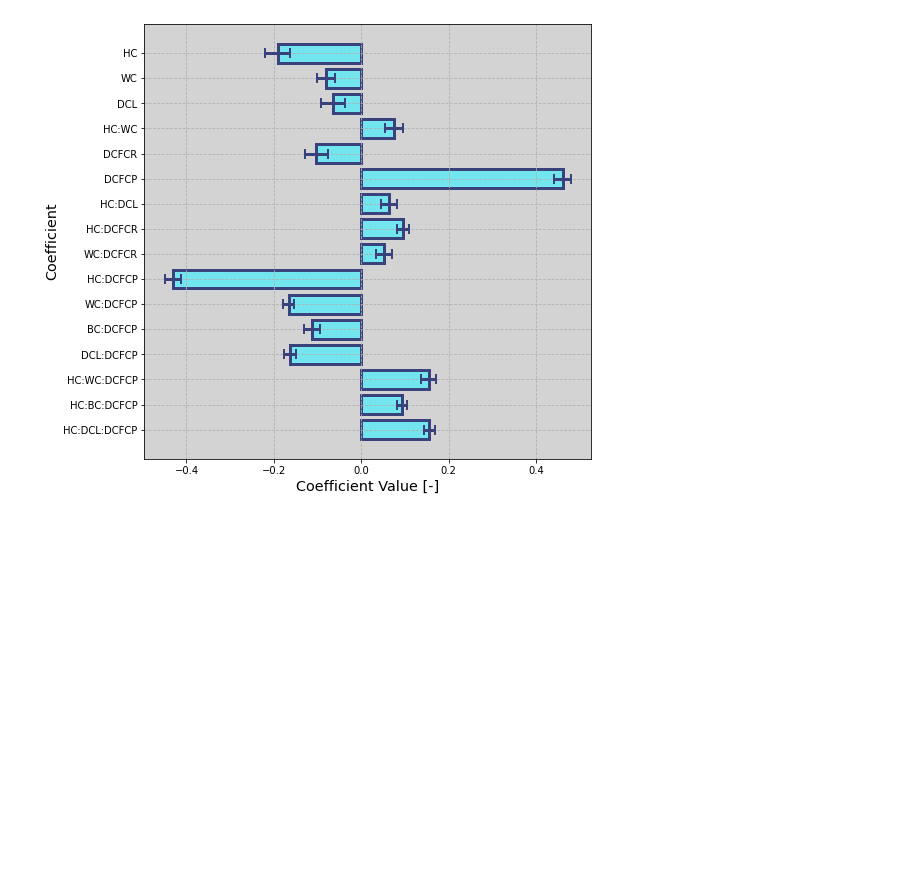
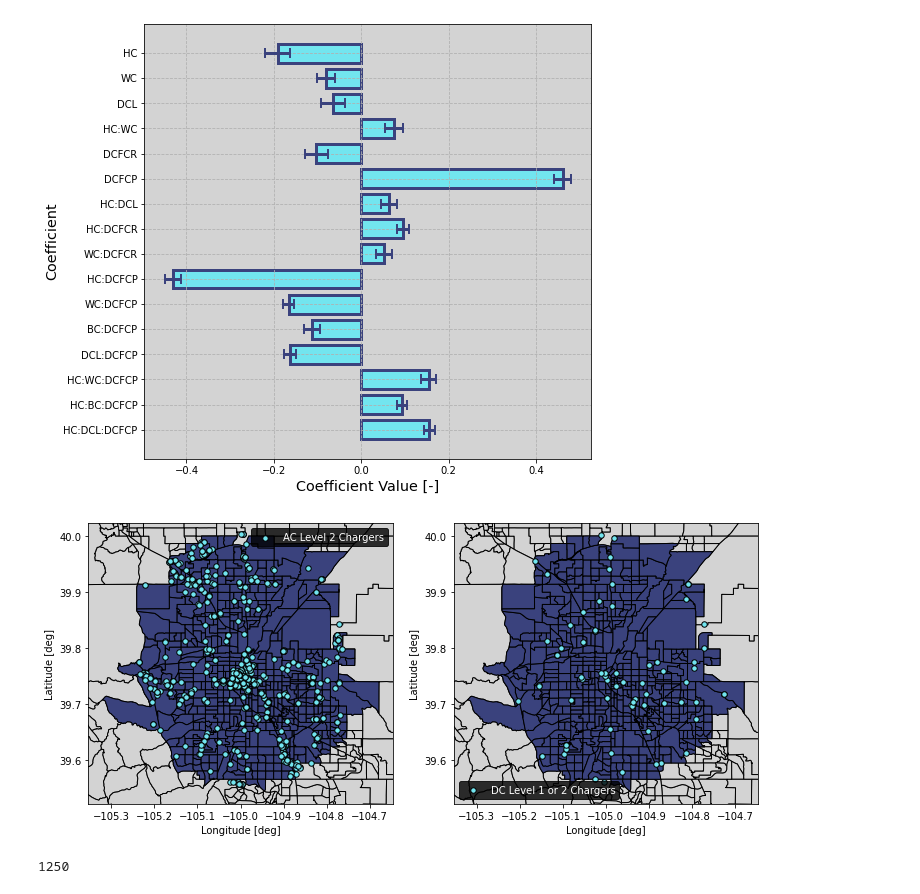
Before and after one commit to airabino/Vehicular_Operational_Inconvenience_Analysis, a Jupyter notebook: Dev.ipynb, the cells around one changed output. Drawn from its saved outputs; the diff is of its cells as text; code cells hidden in the pictures; blank space fills up the shorter version.

```diff
--- a/Dev.ipynb
+++ b/Dev.ipynb
@@ -254,3 +263,27 @@ deep_reload(src)
 fig=src.figures.SignificantParametersPlot(model,alpha=.01)
 # %% [output]
 [figure]
+# %%
+#Loading in AFDC data
+deep_reload(src)
+df_chargers=src.calculations.LoadAFDCData(lon=lon,lat=lat,radius=radius)
+# %%
+#Showing charger locations
+deep_reload(src)
+lon_ac_level_2=df_chargers[df_chargers['ev_level2_evse_num']>0]['longitude']
+lat_ac_level_2=df_chargers[df_chargers['ev_level2_evse_num']>0]['latitude']
+lon_dc_level_1_2=df_chargers[df_chargers['ev_dc_fast_num']>0]['longitude']
+lat_dc_level_1_2=df_chargers[df_chargers['ev_dc_fast_num']>0]['latitude']
+fig=src.figures.ComparisonDataScatterPlot(gdf_selected,gdf_background,
+                                    lon_ac_level_2,lat_ac_level_2,
+                                    lon_dc_level_1_2,lat_dc_level_1_2,
+                                    data_1_label='AC Level 2 Chargers',
+                                    data_2_label='DC Level 1 or 2 Chargers')
+# %% [output]
+[figure, added]
+# %%
+deep_reload(src)
+bmdp=src.pull_data.BingMapsDataPuller(keys_dict['bing_maps_key'])
+gdf_hex_data_res=bmdp.Pull_GDF(gdf_hex_data)
+# %% [output]
+1250
```
Also changed, not shown: parts of 2 cells of this notebook, 7 other files.
